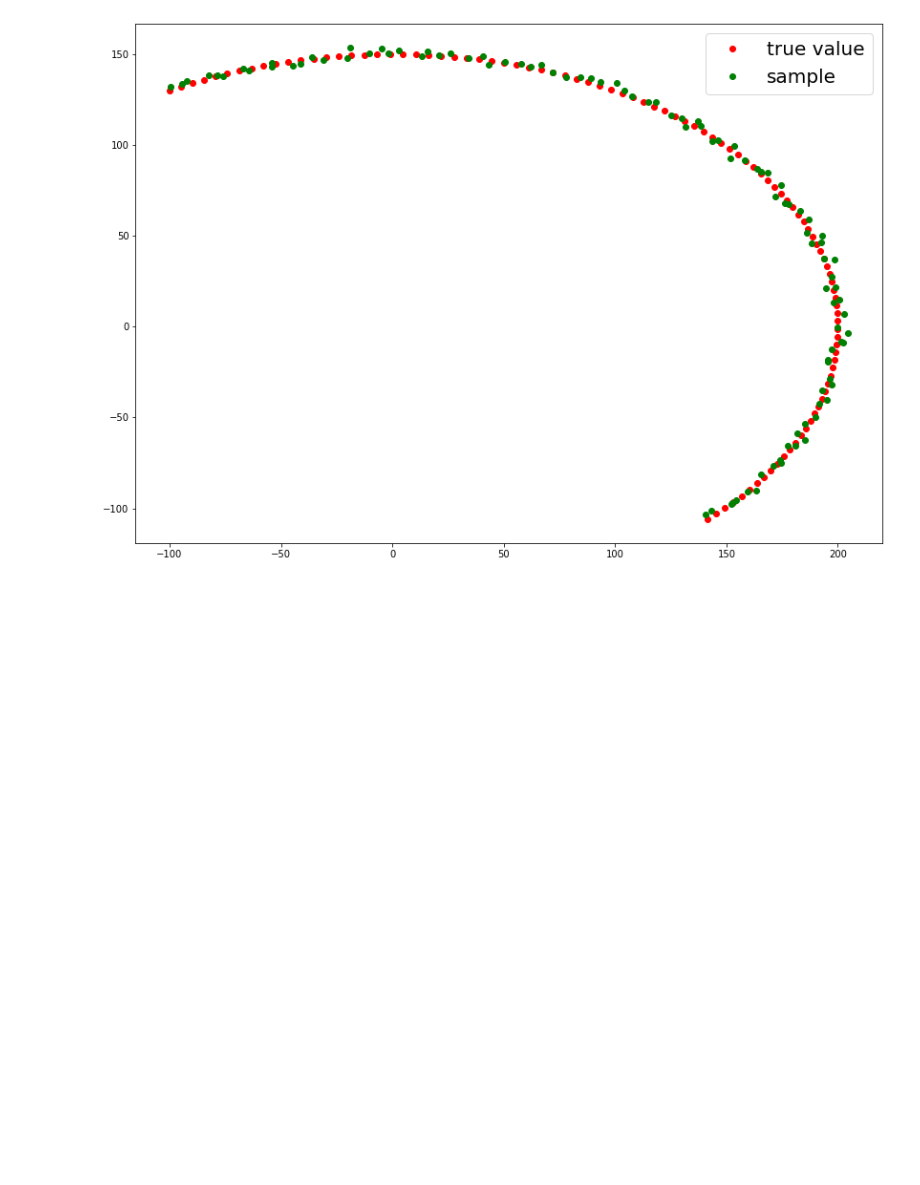
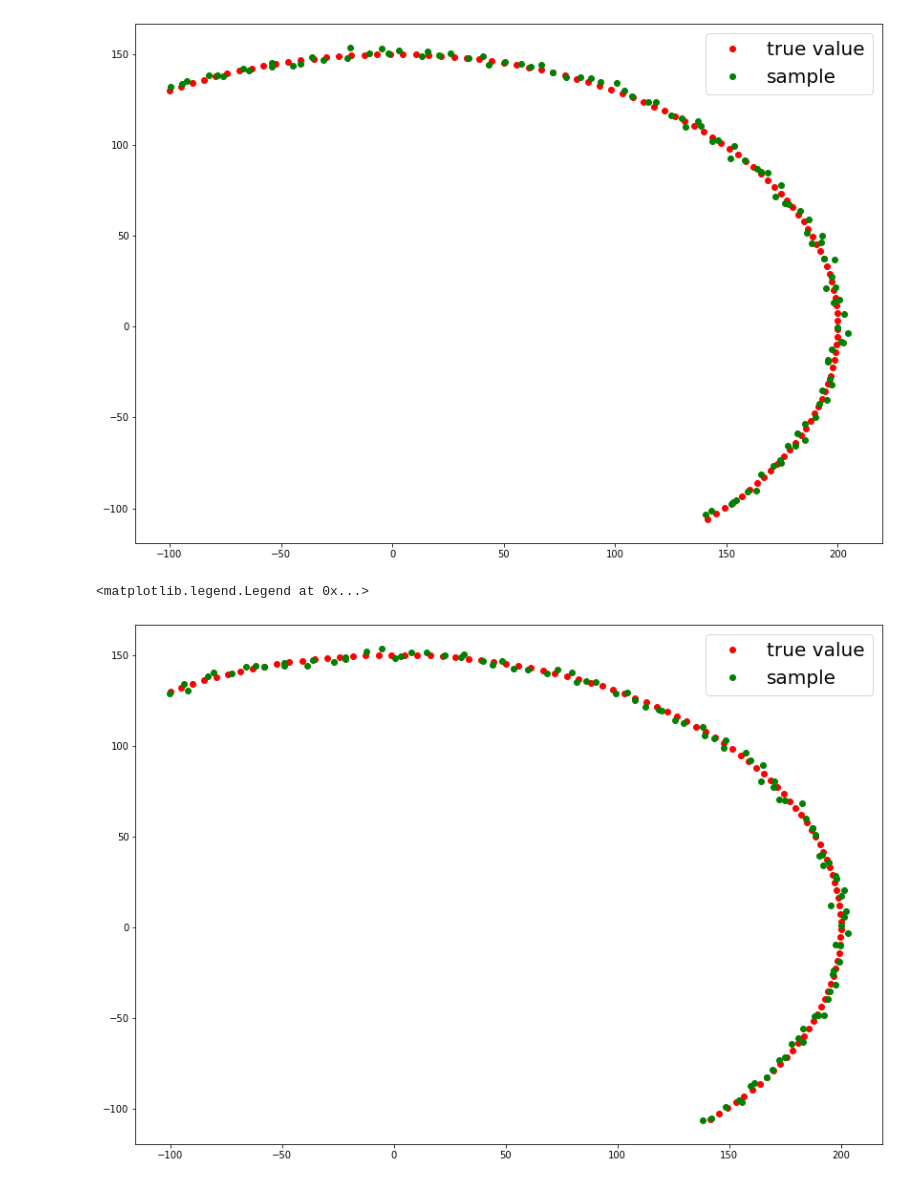
Before and after one commit to yushi1999/data_science, a Jupyter notebook: numerical_analysis_report1/report1.ipynb, the cells around one changed output. Drawn from its saved outputs; the diff is of its cells as text; code cells hidden in the pictures; blank space fills up the shorter version.

```diff
--- a/numerical_analysis_report1/report1.ipynb
+++ b/numerical_analysis_report1/report1.ipynb
@@ -67,5 +48,13 @@ for i in range(sigma_num):
     sigma=0.1+(i*0.1)
     for j in range(generate_num):
         for k in range(N+1):
-            sample[i][j][k][0]=ellipse[i][0]+random.gauss(0,sigma=sigma)
-            sample[i][j][k][1]=ellipse[i][1]+random.gauss(0,sigma=sigma)
+            sample[i][j][k][0]=ellipse[k][0]+random.gauss(0,sigma=sigma)
+            sample[i][j][k][1]=ellipse[k][1]+random.gauss(0,sigma=sigma)
+# %%
+plt.figure(figsize=(14, 10))
+plt.plot(ellipse[:, 0], ellipse[:, 1], color="red", linestyle="None", marker='o')
+plt.plot(sample[19,0,:, 0], sample[19,0,:, 1], color="green", linestyle="None", marker='o')
+plt.legend(["true value","sample"],loc="best",fontsize=20)
+# %% [output]
+<matplotlib.legend.Legend at 0x...>
+[figure, added]
```
Also changed, not shown: parts of 11 cells of this notebook.
